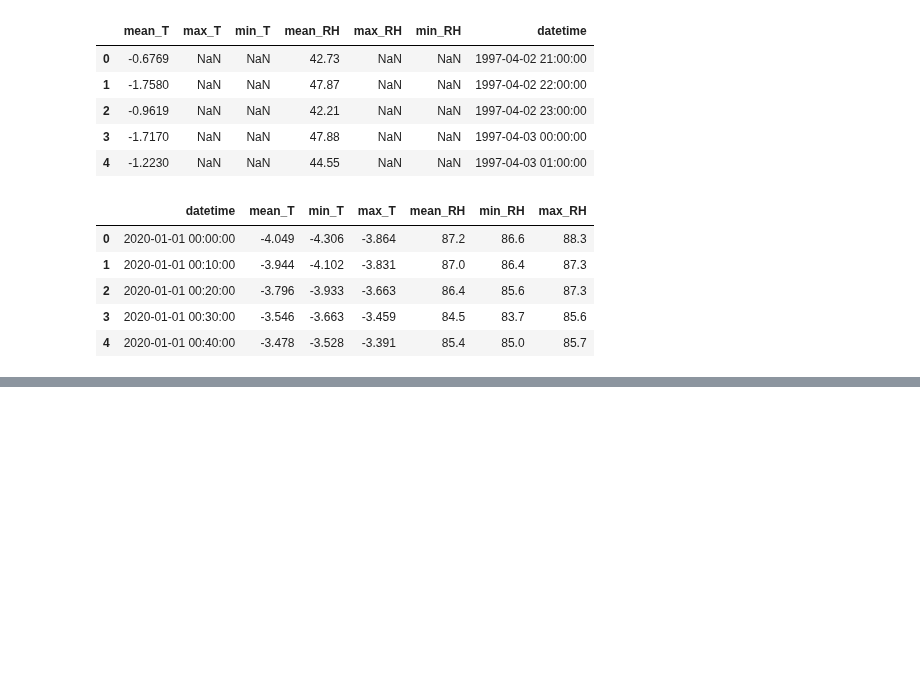
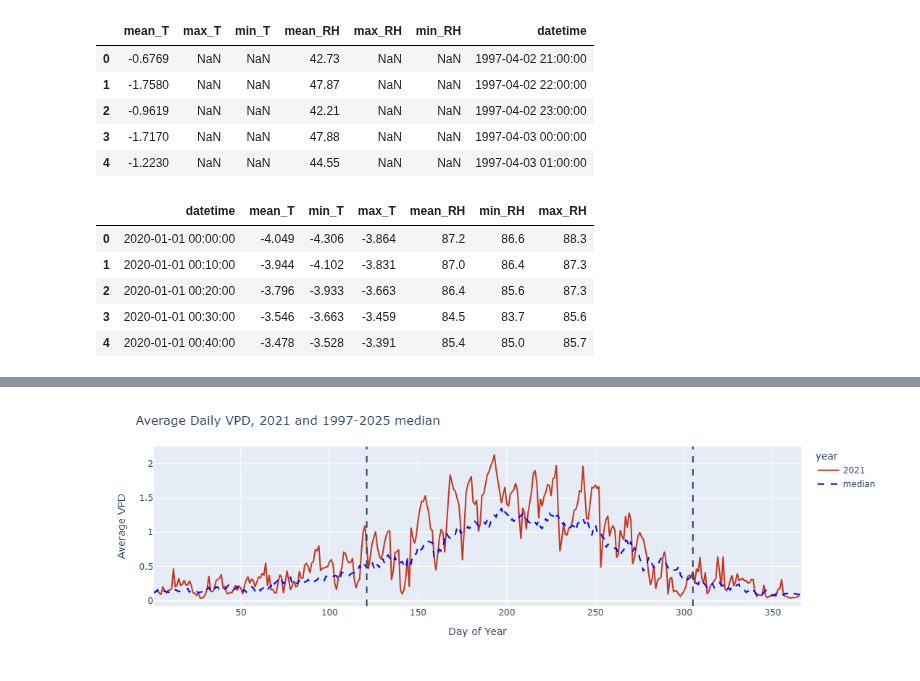
Before and after one commit to jnatali/sagehen_meadows, a Jupyter notebook: scripts/climate/VPD_long_term_analysis.ipynb, the cells around one changed output, grey strips where cells are left out. Saved outputs shown, nothing was run; the diff lists cells and outputs as text; code cells hidden in the pictures; blank space fills up the shorter version.

```diff
--- a/scripts/climate/VPD_long_term_analysis.ipynb
+++ b/scripts/climate/VPD_long_term_analysis.ipynb
@@ -196,4 +173,27 @@ median_VPD_by_DOY
 # %%
 grouped_weather_2020 = grouped_weather[(grouped_weather['year'] >= 2020)]
 grouped_weather_2010 = grouped_weather[(grouped_weather['year'] >= 2010)]
+# %%
+def create_annual_lineplot(df, vpd_column, year_list, highlight_year=None):
+    """
+
+    df must have 'year', 'DOY', and vpd_column as columns
+    highlight_year: str
+    """
+    filtered_df = df[df['year'].apply(lambda val: val in year_list)]
+
+    fig = px.line(filtered_df, x='DOY', y=vpd_column, color='year')
+    if highlight_year:
+        traces = list(fig.data)
+        fig.data = [t for t in fig.data if t.name != highlight_year] + [t for t in fig.data if t.name == highlight_year]
+        for trace in traces:
+            if trace.name != highlight_year:
+                trace.line.color = 'lightgrey'
+            else:
+                trace.line.color = '#c73620'
+    # These lines roughly denote the growing season
+    fig.add_vline(x='121', line_dash='dash')
+    fig.add_vline(x='305', line_dash='dash')
+
+    return fig
 # %%
@@ -224,0 +205,13 @@ fig.show()
+# %%
+fig_2021 = create_annual_lineplot(grouped_weather, vpd_column='avg_vpd', year_list=[2021], highlight_year='2021')
+fig_2021.add_scatter(
+    x=median_VPD_by_DOY['DOY'],
+    y=median_VPD_by_DOY['doy_median'],
+    mode='lines',
+    line=dict(color="blue", width=2, dash="dash"),
+    name='median'
+)
+fig_2021.update_layout(title='Average Daily VPD, 2021 and 1997-2025 median', xaxis_title='Day of Year', yaxis_title='Average VPD')
+fig_2021.show()
+# %% [output]
+[figure, added]
```
Also changed, not shown: parts of 8 cells of this notebook.
